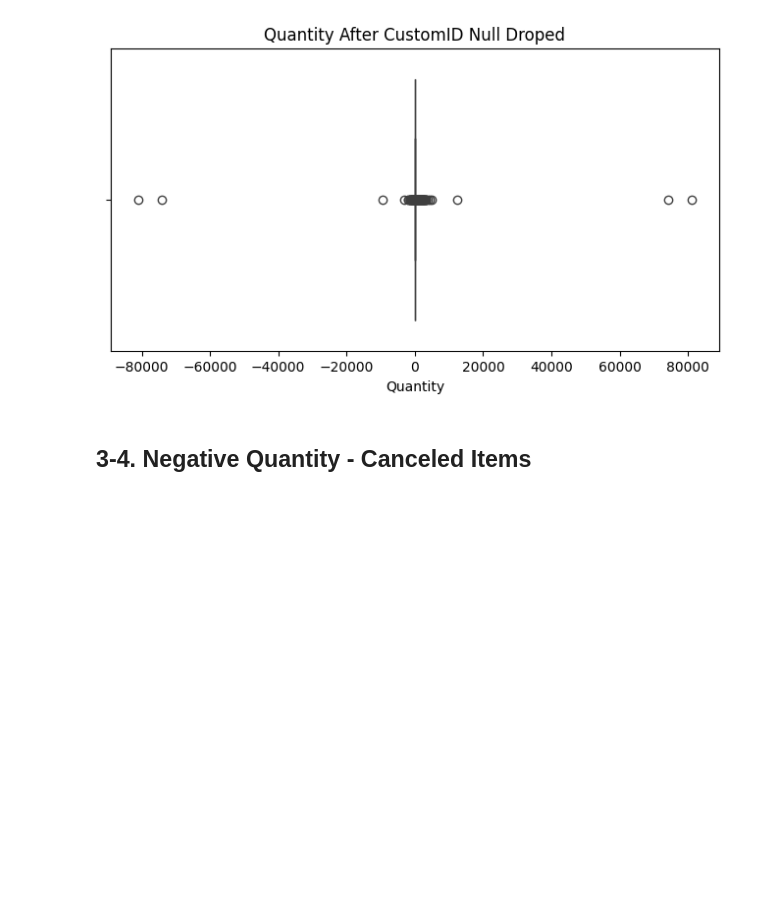
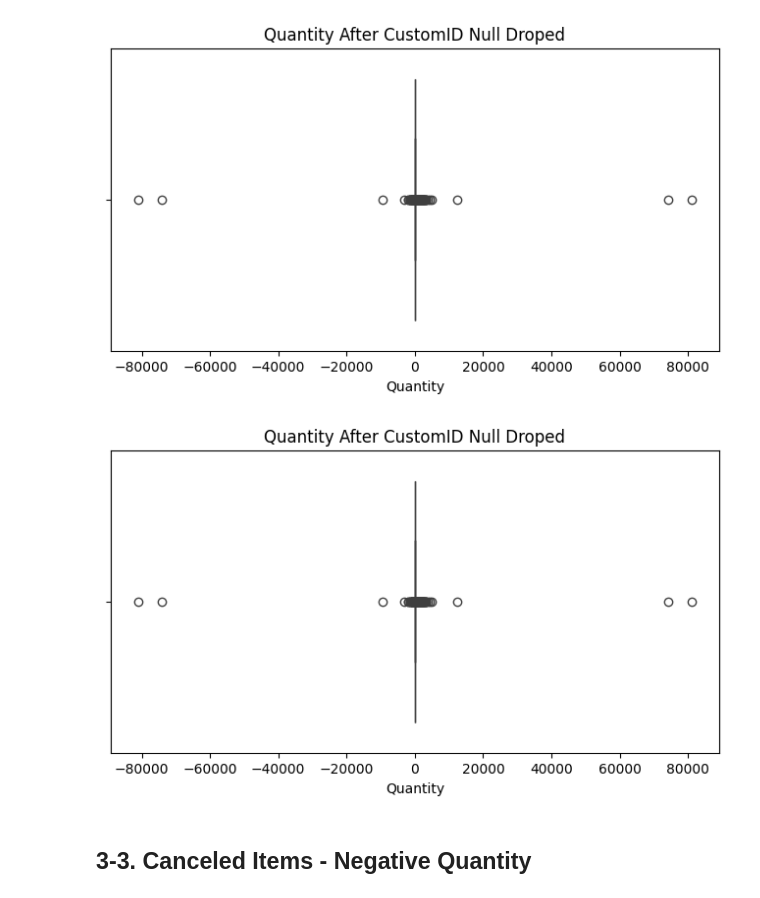
Before and after one commit to iamyunaseo/e-commerce-customer-behavior-analytics, a Jupyter notebook: e-commerce-customer-behavior-analytics.ipynb, the cells around one changed output. Drawn from its saved outputs; the diff is of its cells as text; code cells hidden in the pictures; blank space fills up the shorter version.

```diff
--- a/e-commerce-customer-behavior-analytics.ipynb
+++ b/e-commerce-customer-behavior-analytics.ipynb
@@ -276,2 +302,2 @@ df[df['InvoiceNo'].astype(str).str.startswith('C')]
 # %%
-df[df['StockCode'] == '21169']
+df = df[df["StockCode"].astype(str).str.len()>4]
@@ -513,0 +521,2 @@ df[df.duplicated(keep=False)].sort_values(by=['InvoiceNo', 'StockCode', 'Descrip
+# %%
+df.drop_duplicates(inplace=True)
@@ -521,5 +539,13 @@ plt.xlabel('Quantity')
 plt.show()
 # %% [output]
 [figure]
+# %%
+plt.figure(figsize=(8, 4))
+sns.boxplot(x=df['Quantity'])
+plt.title('Quantity After CustomID Null Droped')
+plt.xlabel('Quantity')
+plt.show()
+# %% [output]
+[figure, added]
 # %% [markdown]
-## 3-4. Negative Quantity - Canceled Items
+## 3-3. Canceled Items - Negative Quantity
```
Also changed, not shown: parts of 16 cells of this notebook, 1 other file.
